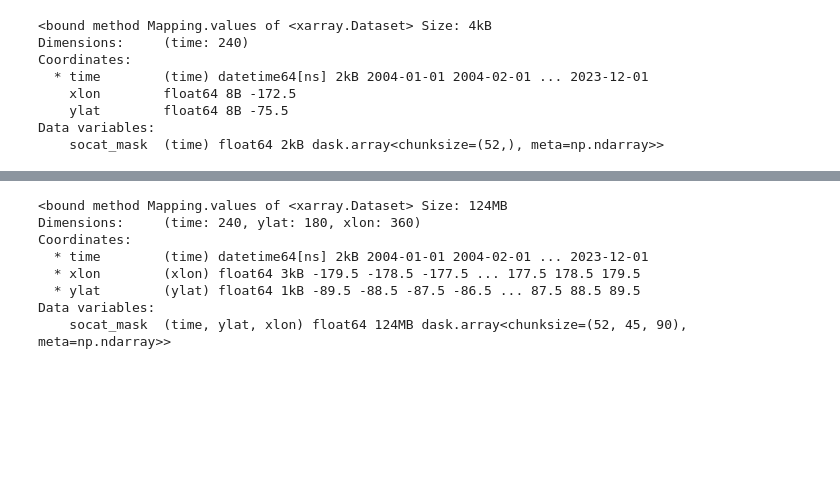
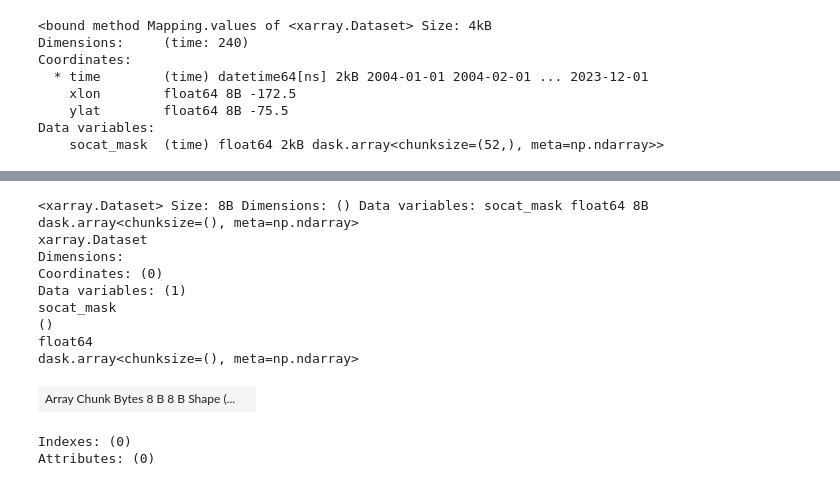
Before and after one commit to spariser/ReconstructOceanCarbonP3G1, a Jupyter notebook: Project3-ReconstructPCO2/notebooks/Oceanmixing_Group1_sp.ipynb, the cells around one changed output, grey strips where cells are left out. Saved outputs shown, nothing was run; the diff lists cells and outputs as text; code cells hidden in the pictures; blank space fills up the shorter version.

```diff
--- a/Project3-ReconstructPCO2/notebooks/Oceanmixing_Group1_sp.ipynb
+++ b/Project3-ReconstructPCO2/notebooks/Oceanmixing_Group1_sp.ipynb
@@ -193 +184,18 @@ Data variables:
+# %%
+#non_zero_counts.sum().item()
+#287,121 instances
+socat_mask_data.sum()
+# %% [output]
+<xarray.Dataset> Size: 8B Dimensions: () Data variables: socat_mask float64 8B dask.array<chunksize=(), meta=np.ndarray>
+xarray.Dataset
+Dimensions:
+Coordinates: (0)
+Data variables: (1)
+socat_mask
+()
+float64
+dask.array<chunksize=(), meta=np.ndarray>
+| Array Chunk Bytes 8 B 8 B Shape (... |  |
+Indexes: (0)
+Attributes: (0)
 # %%
@@ -217,12 +210,0 @@ socat_val_glob_loc = socat_mask_data.where((non_zero_counts > non_zero_counts.me
-# %%
-#boolean_glob_loc = non_zero_counts.where(non_zero_counts > 0,
-socat_val_glob_loc.values
-# %% [output]
-<bound method Mapping.values of <xarray.Dataset> Size: 124MB
-Dimensions:     (time: 240, ylat: 180, xlon: 360)
-Coordinates:
-  * time        (time) datetime64[ns] 2kB 2004-01-01 2004-02-01 ... 2023-12-01
-  * xlon        (xlon) float64 3kB -179.5 -178.5 -177.5 ... 177.5 178.5 179.5
-  * ylat        (ylat) float64 1kB -89.5 -88.5 -87.5 -86.5 ... 87.5 88.5 89.5
-Data variables:
-    socat_mask  (time, ylat, xlon) float64 124MB dask.array<chunksize=(52, 45, 90), meta=np.ndarray>>
```
Also changed, not shown: parts of 25 cells of this notebook, 5 other files.
